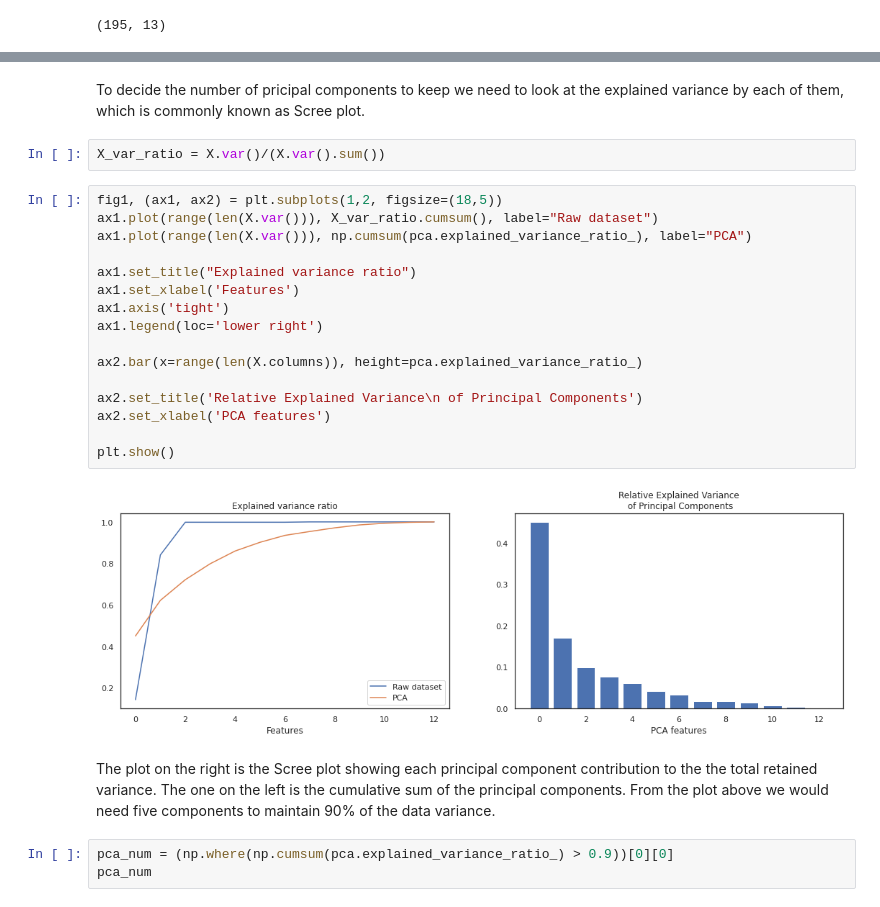
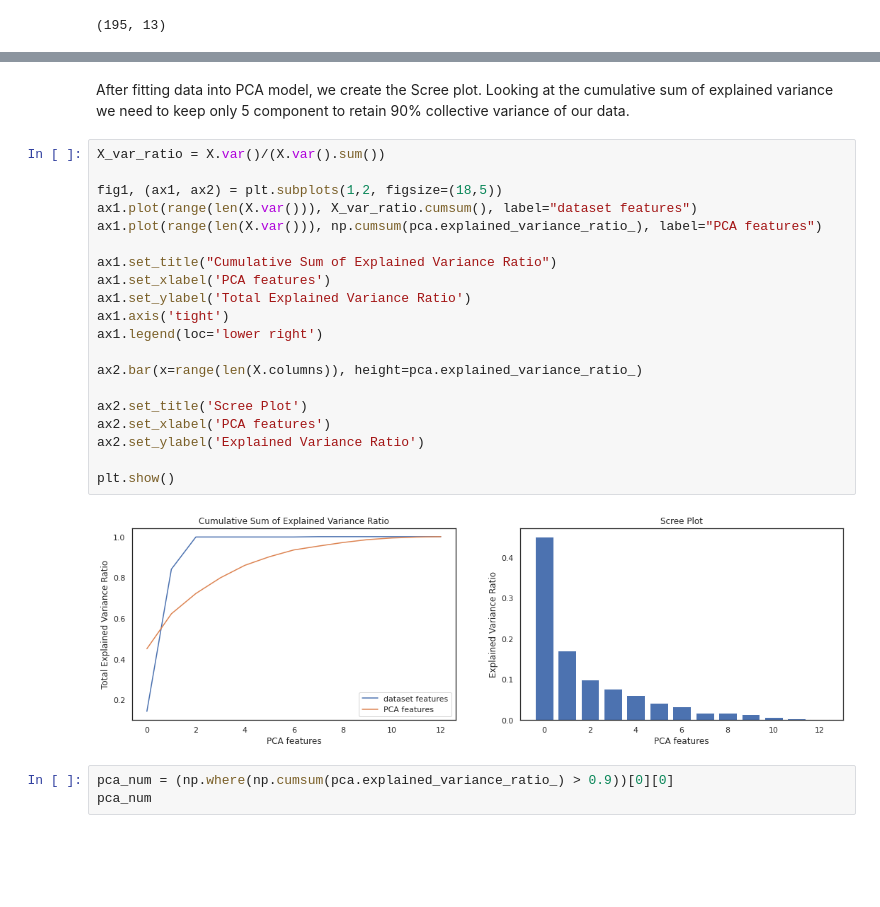
Before and after one commit to skhabiri/DS-Unit-1-Build, a Jupyter notebook: build1.ipynb, the cells around one changed output, grey strips where cells are left out. Drawn from its saved outputs; the diff is of its cells as text; blank space fills up the shorter version.

```diff
--- a/build1.ipynb
+++ b/build1.ipynb
@@ -388,28 +338,27 @@ pca_features = pca.fit_transform(Z.values)
-# %% [markdown]
-To decide the number of pricipal components to keep we need to look at the explained variance by each of them, which is commonly known as Scree plot.
-# %%
-X_var_ratio = X.var()/(X.var().sum())
+# %% [markdown]
+After fitting data into PCA model, we create the Scree plot. Looking at the cumulative sum of explained variance we need to keep only 5 component to retain 90% collective variance of our data.
 # %%
+X_var_ratio = X.var()/(X.var().sum())
+
 fig1, (ax1, ax2) = plt.subplots(1,2, figsize=(18,5))
-ax1.plot(range(len(X.var())), X_var_ratio.cumsum(), label="Raw dataset")
-ax1.plot(range(len(X.var())), np.cumsum(pca.explained_variance_ratio_), label="PCA")
+ax1.plot(range(len(X.var())), X_var_ratio.cumsum(), label="dataset features")
+ax1.plot(range(len(X.var())), np.cumsum(pca.explained_variance_ratio_), label="PCA features")
 
-ax1.set_title("Explained variance ratio")
-ax1.set_xlabel('Features')
+ax1.set_title("Cumulative Sum of Explained Variance Ratio")
+ax1.set_xlabel('PCA features')
+ax1.set_ylabel('Total Explained Variance Ratio')
 ax1.axis('tight')
 ax1.legend(loc='lower right')
 
 ax2.bar(x=range(len(X.columns)), height=pca.explained_variance_ratio_)
 
-ax2.set_title('Relative Explained Variance\n of Principal Components')
+ax2.set_title('Scree Plot')
 ax2.set_xlabel('PCA features')
+ax2.set_ylabel('Explained Variance Ratio')
 
 plt.show()
 # %% [output]
-[figure, old version]
+[figure, new version]
-# %% [markdown]
-The plot on the right is the Scree plot showing each principal component contribution to the the total retained variance. The one on the left is the cumulative sum of the principal components.
-From the plot above we would need five components to maintain 90% of the data variance.
 # %%
 pca_num = (np.where(np.cumsum(pca.explained_variance_ratio_) > 0.9))[0][0]
 pca_num
```
Also changed, not shown: parts of 74 cells of this notebook.
